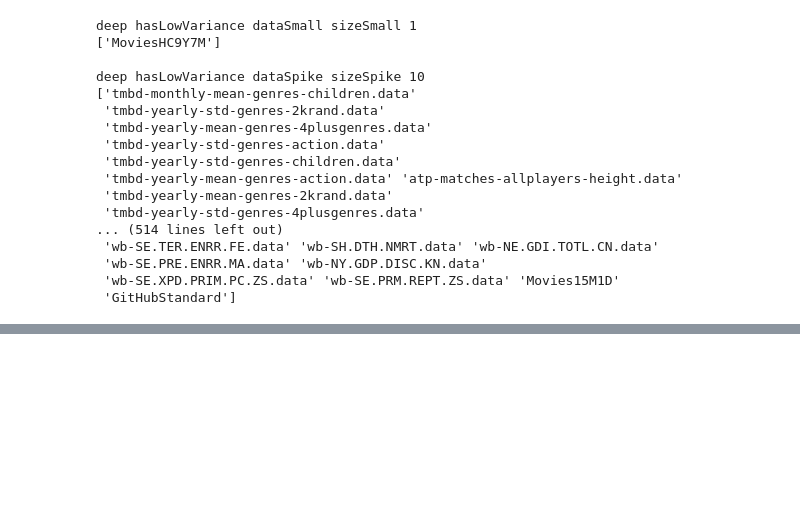
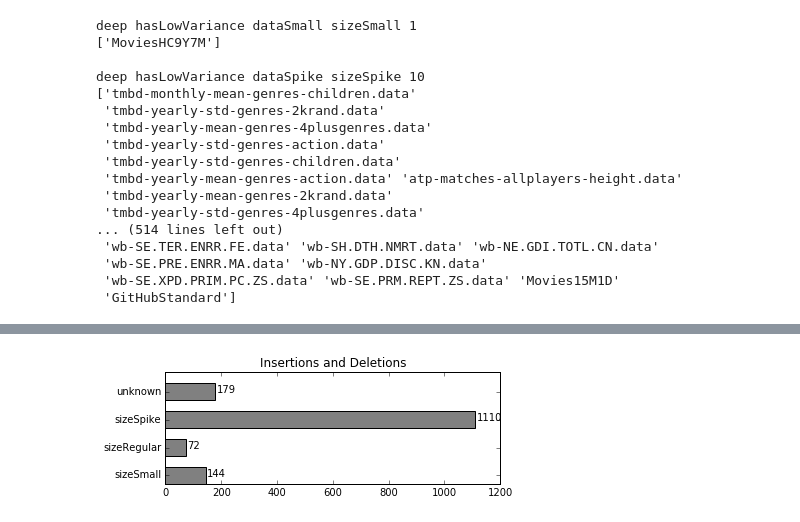
Before and after one commit to EduardoVernier/dataset-generator, a Jupyter notebook: MaxClassifierAnalysis/classification-analysis.ipynb, the cells around one changed output, grey strips where cells are left out. Drawn from its saved outputs; the diff is of its cells as text; code cells hidden in the pictures; blank space fills up the shorter version.

```diff
--- a/MaxClassifierAnalysis/classification-analysis.ipynb
+++ b/MaxClassifierAnalysis/classification-analysis.ipynb
@@ -122,0 +183,12 @@ print(pd.Series(list(set(df['title'].tolist()) - set(classified))).values)  # Al
+# %%
+n_small_size = len(df[df['sizeSmall'] == True])
+n_regular_size = len(df[df['sizeRegular'] == True])
+n_spike_size = len(df[df['sizeSpike'] == True])
+n_unknown_size = len(df[(df['sizeSmall'] == False) & (df['sizeRegular'] == False) & (df['sizeSpike'] == False)])
+
+values = [n_small_size, n_regular_size, n_spike_size, n_unknown_size]
+labels = ['sizeSmall', 'sizeRegular', 'sizeSpike', 'unknown']
+
+plot_bar_chart(values, labels, 'Insertions and Deletions')
+# %% [output]
+[figure, added]
```
Also changed, not shown: parts of 10 cells of this notebook, 2 other files.
